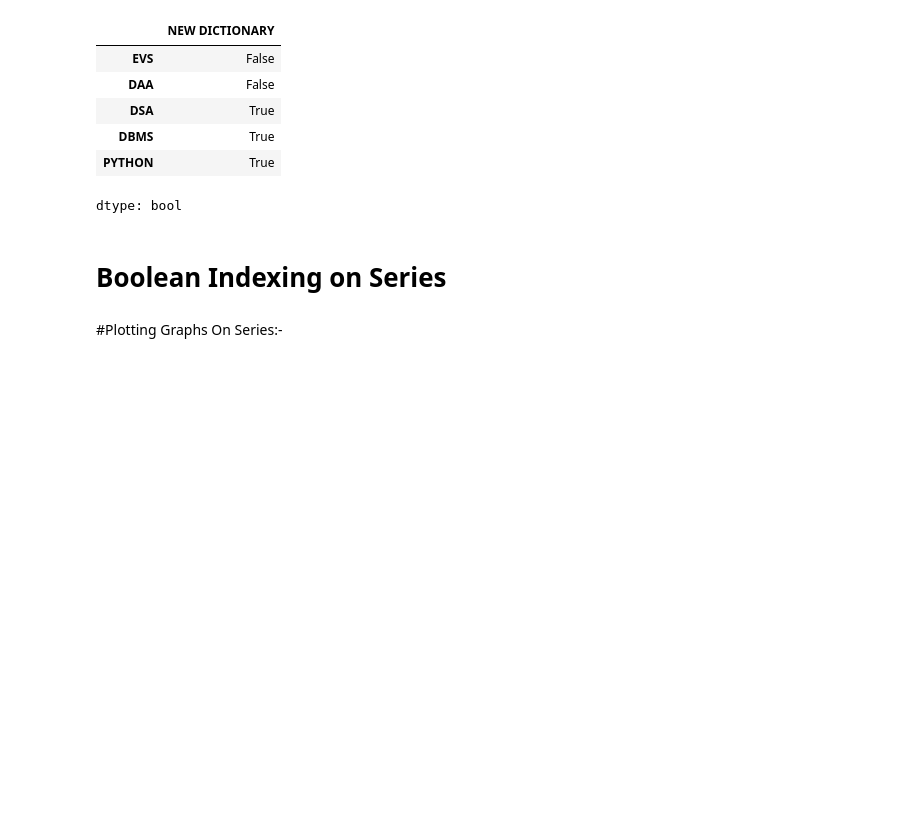
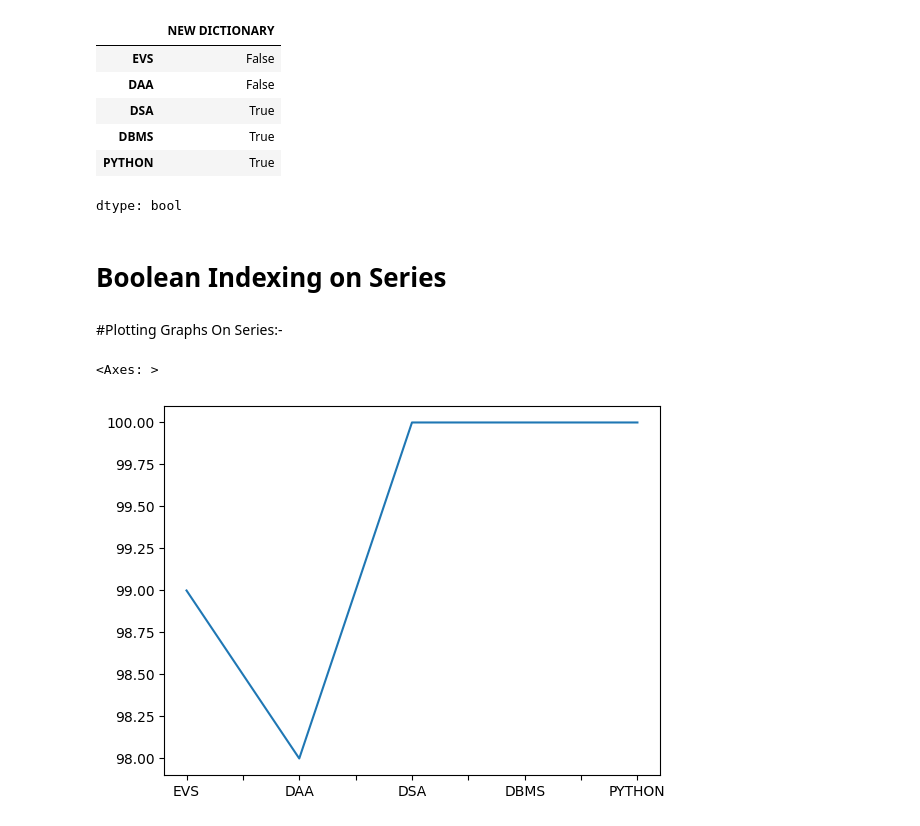
Before and after one commit to vishesh1111/PythonGoogleColab, a Jupyter notebook: Pandas.ipynb, the cells around one changed output. Saved outputs shown, nothing was run; the diff lists cells and outputs as text; code cells hidden in the pictures; blank space fills up the shorter version.

Commit message:
Till Plotting GRAPHS In Pandas

```diff
--- a/Pandas.ipynb
+++ b/Pandas.ipynb
@@ -396,3 +396,8 @@ m = movies.value_counts()
 m[m > 20]
 # %% [markdown]
 #Plotting Graphs On Series:-
+# %%
+marks_series.plot()
+# %% [output]
+<Axes: >
+[figure, added]
```
Also changed, not shown: parts of 2 cells of this notebook.
